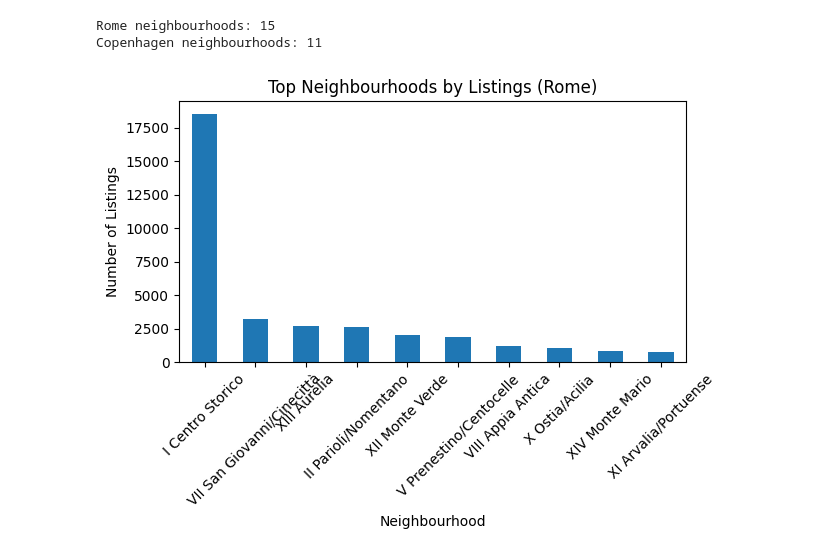
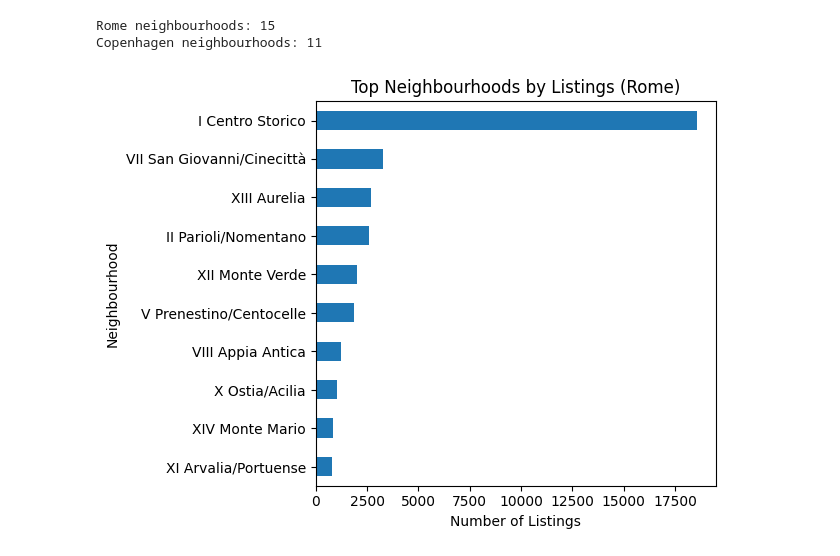
Before and after one commit to andreamammano89-maker/DataVisualisationPW_MESA, a Jupyter notebook: projectdv.ipynb, the cells around one changed output. Drawn from its saved outputs; the diff is of its cells as text; code cells hidden in the pictures.

```diff
--- a/projectdv.ipynb
+++ b/projectdv.ipynb
@@ -295,6 +295,9 @@ plt.legend()
 [figure]
 # %% [markdown]
 # distributions
+# %%
+df_rome["price"] = df_rome["price"].replace(r'[\$,]', '', regex=True).astype(float)
+df_cop["price"] = df_cop["price"].replace(r'[\$,]', '', regex=True).astype(float)
 # %%
 plt.figure()
 df_rome["price"].hist(bins=50)
@@ -338,14 +373,14 @@ Copenhagen neighbourhoods: 11
 # %%
 top_neigh = df_rome["neighbourhood_cleansed"].value_counts().head(10)
 
 plt.figure()
-top_neigh.plot(kind="bar")
+
+top_neigh.sort_values().plot(kind="barh")
 
 plt.title("Top Neighbourhoods by Listings (Rome)")
-plt.xlabel("Neighbourhood")
-plt.ylabel("Number of Listings")
+plt.xlabel("Number of Listings")
+plt.ylabel("Neighbourhood")
 
-plt.xticks(rotation=45)
 plt.tight_layout()
 # %% [output]
-[figure, old version]
+[figure, new version]
```
Also changed, not shown: parts of 7 cells of this notebook.
